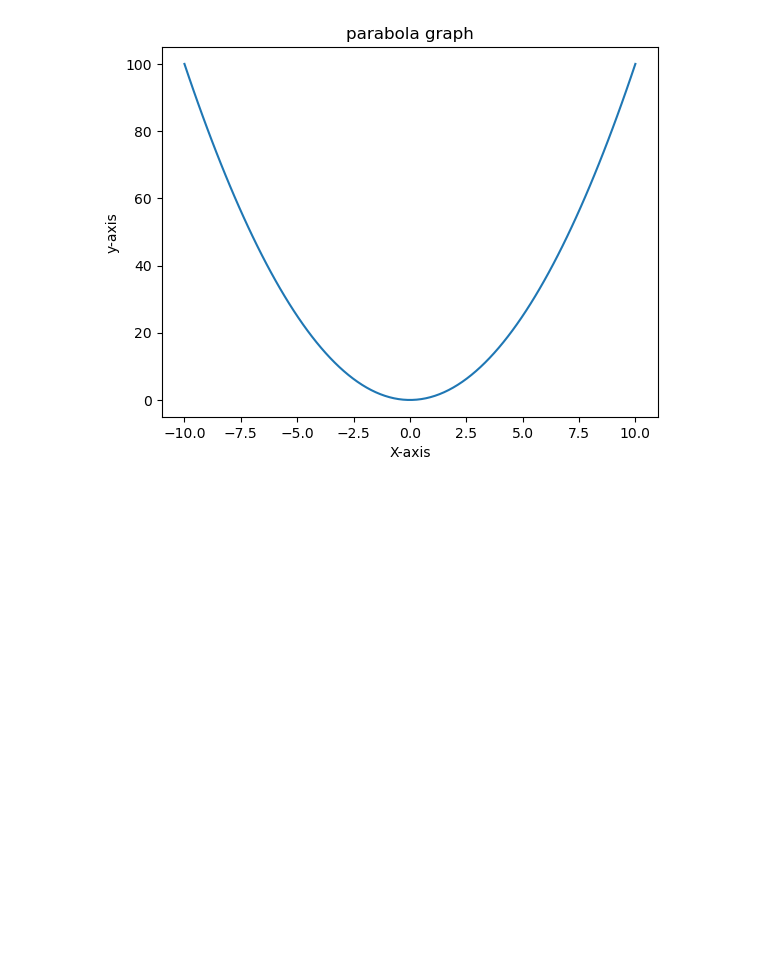
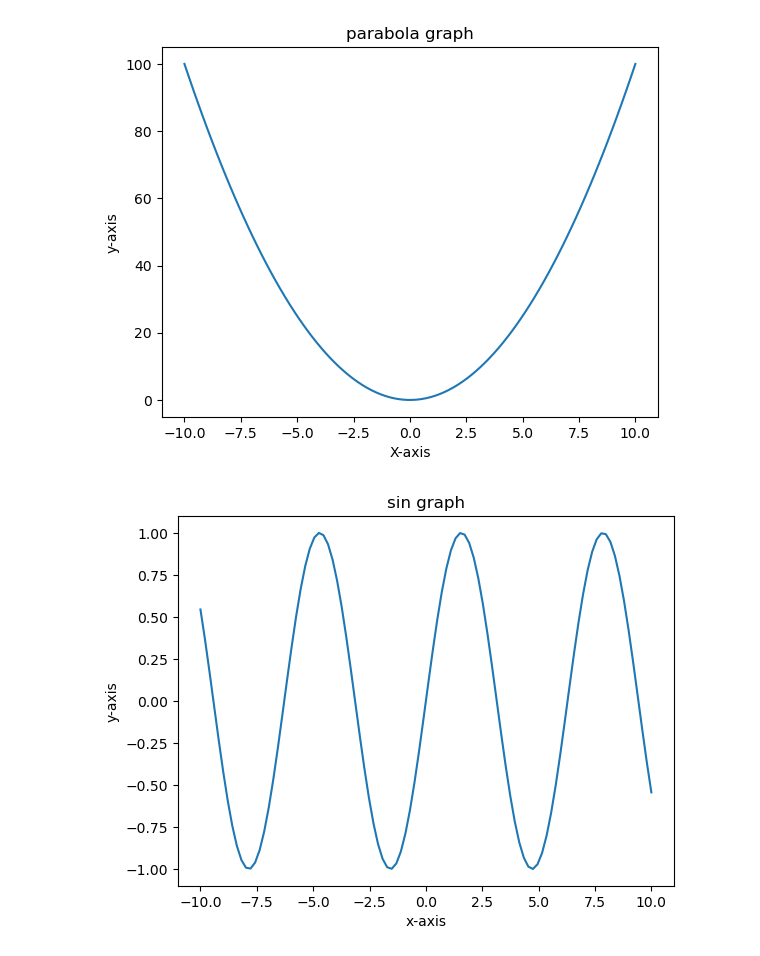
Before and after one commit to MrinmoyTalukdar27/Daily-python-problems, a Jupyter notebook: Day9-practice.ipynb, the cells around one changed output. Drawn from its saved outputs; the diff is of its cells as text; code cells hidden in the pictures; blank space fills up the shorter version.

```diff
--- a/Day9-practice.ipynb
+++ b/Day9-practice.ipynb
@@ -53,3 +53,14 @@ plt.show
 # %% [output]
 <function matplotlib.pyplot.show(close=None, block=None)>
 [figure]
+# %%
+# now we need to make graph of y=sin(x)
+x=np.linspace(-10,10,100)
+y=np.sin(x)
+plt.plot(x,y)
+plt.xlabel('x-axis')
+plt.ylabel('y-axis')
+plt.title('sin graph')
+plt.show()
+# %% [output]
+[figure, added]
```
Also changed, not shown: parts of 2 cells of this notebook.
